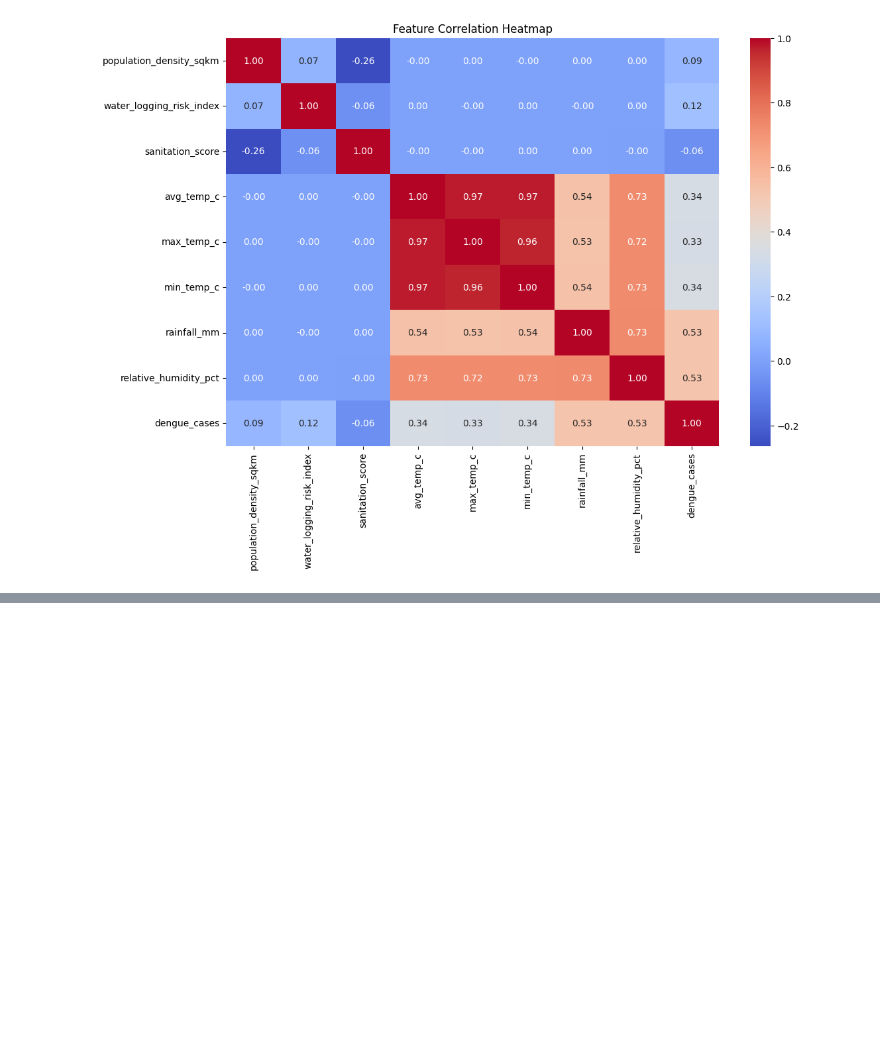
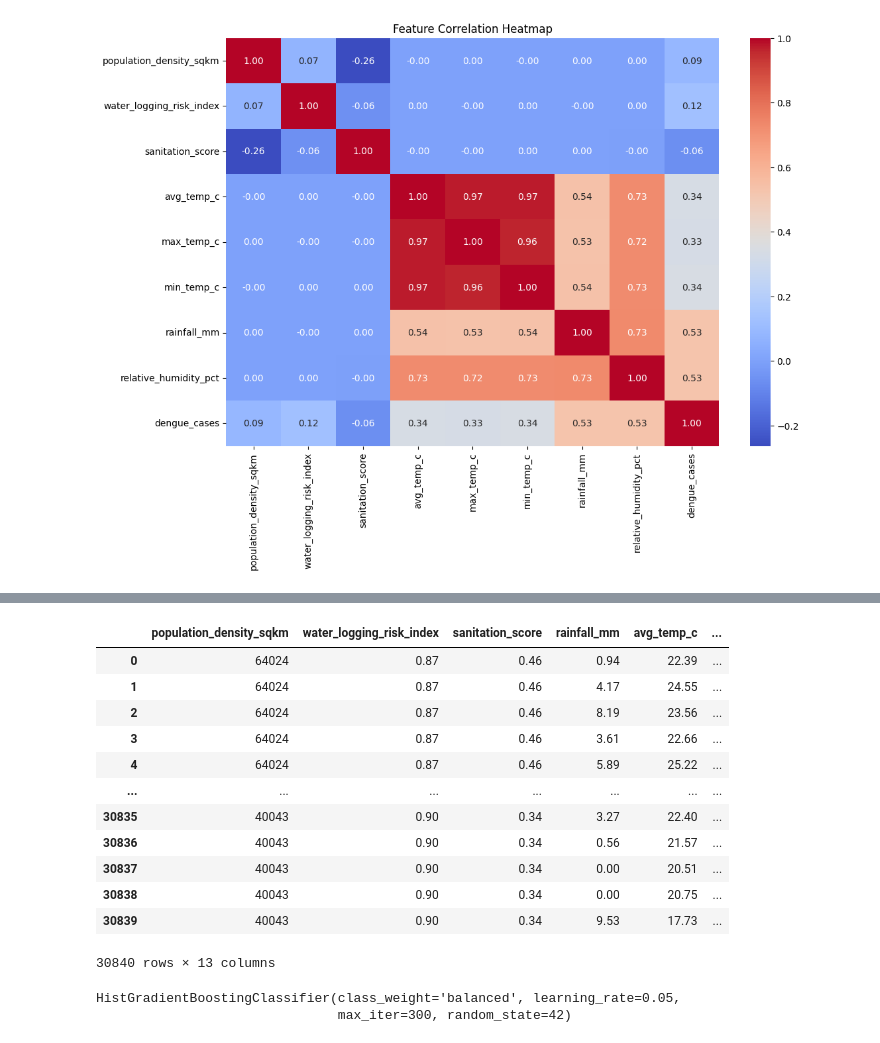
Before and after one commit to azambabar2002-cloud/hackathon1, a Jupyter notebook: Untitled0.ipynb, the cells around one changed output, grey strips where cells are left out. Cells and saved outputs as stored; diff of their text form; code cells hidden in the pictures; blank space fills up the shorter version.

```diff
--- a/Untitled0.ipynb
+++ b/Untitled0.ipynb
@@ -174,0 +213,18 @@ df.head()
+# %%
+df = df.drop(columns=["dengue_cases", "cases_next4w"])
+# %%
+df
+# %% [output]
+|  | population_density_sqkm | water_logging_risk_index | sanitation_score | rainfall_mm | avg_temp_c | ... |
+| 0 | 64024 | 0.87 | 0.46 | 0.94 | 22.39 | ... |
+| 1 | 64024 | 0.87 | 0.46 | 4.17 | 24.55 | ... |
+| 2 | 64024 | 0.87 | 0.46 | 8.19 | 23.56 | ... |
+| 3 | 64024 | 0.87 | 0.46 | 3.61 | 22.66 | ... |
+| 4 | 64024 | 0.87 | 0.46 | 5.89 | 25.22 | ... |
+| ... | ... | ... | ... | ... | ... | ... |
+| 30835 | 40043 | 0.90 | 0.34 | 3.27 | 22.40 | ... |
+| 30836 | 40043 | 0.90 | 0.34 | 0.56 | 21.57 | ... |
+| 30837 | 40043 | 0.90 | 0.34 | 0.00 | 20.51 | ... |
+| 30838 | 40043 | 0.90 | 0.34 | 0.00 | 20.75 | ... |
+| 30839 | 40043 | 0.90 | 0.34 | 9.53 | 17.73 | ... |
+30840 rows × 13 columns
@@ -174,0 +252,5 @@ df.head()
+# %%
+model
+# %% [output]
+HistGradientBoostingClassifier(class_weight='balanced', learning_rate=0.05,
+                               max_iter=300, random_state=42)
```
Also changed, not shown: parts of 5 cells of this notebook.
